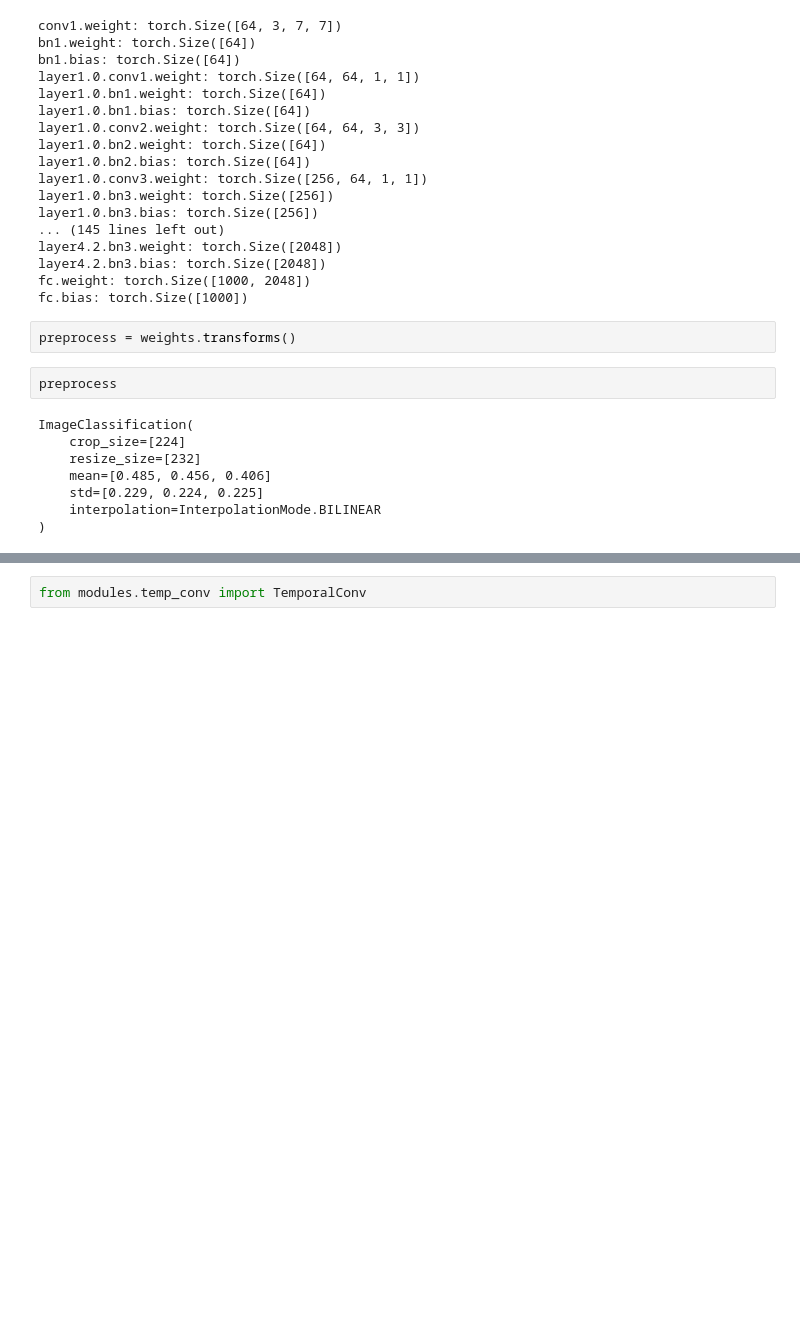
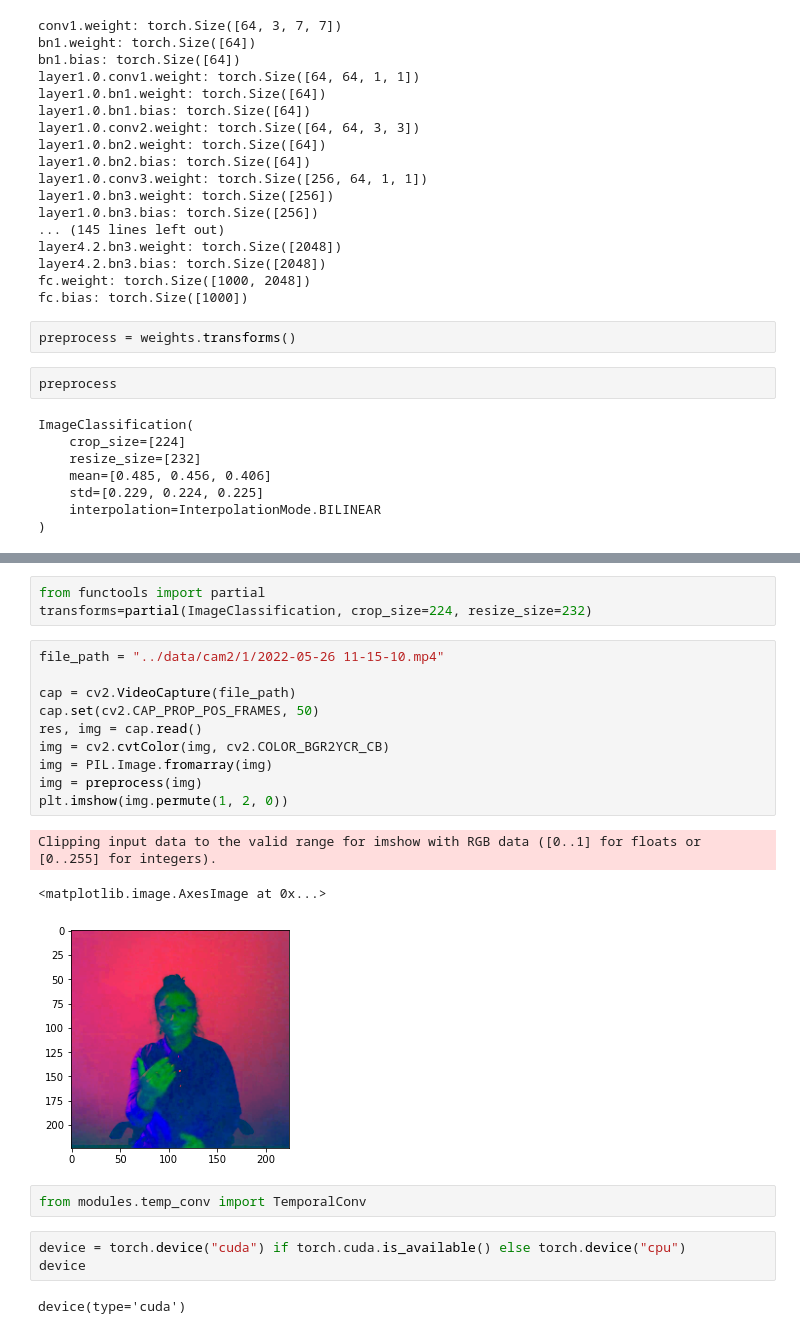
Before and after one commit to ADA-SITE-JML/sign-lang, a Jupyter notebook: tmp.ipynb, the cells around one changed output, grey strips where cells are left out. Drawn from its saved outputs; the diff is of its cells as text; blank space fills up the shorter version.

Commit message:
Torch Image Processor

```diff
--- a/tmp.ipynb
+++ b/tmp.ipynb
@@ -82,2 +133,24 @@ ImageClassification(
+# %%
+from functools import partial
+transforms=partial(ImageClassification, crop_size=224, resize_size=232)
+# %%
+file_path = "../data/cam2/1/2022-05-26 11-15-10.mp4"
+
+cap = cv2.VideoCapture(file_path)
+cap.set(cv2.CAP_PROP_POS_FRAMES, 50)
+res, img = cap.read()
+img = cv2.cvtColor(img, cv2.COLOR_BGR2YCR_CB)
+img = PIL.Image.fromarray(img)
+img = preprocess(img)
+plt.imshow(img.permute(1, 2, 0))
+# %% [output]
+Clipping input data to the valid range for imshow with RGB data ([0..1] for floats or [0..255] for integers).
+<matplotlib.image.AxesImage at 0x...>
+[figure, added]
 # %%
 from modules.temp_conv import TemporalConv
+# %%
+device = torch.device("cuda") if torch.cuda.is_available() else torch.device("cpu")
+device
+# %% [output]
+device(type='cuda')
```
Also changed, not shown: parts of 6 cells of this notebook.
